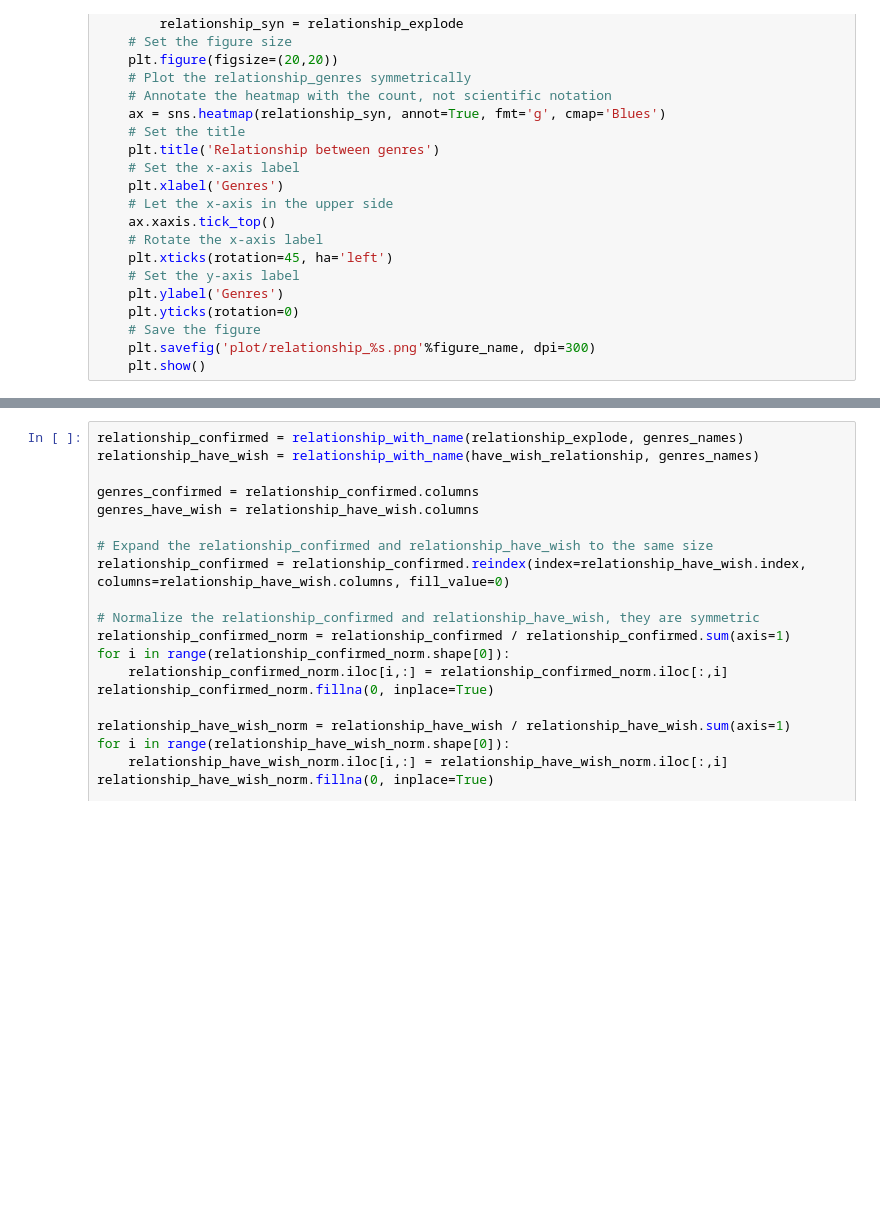
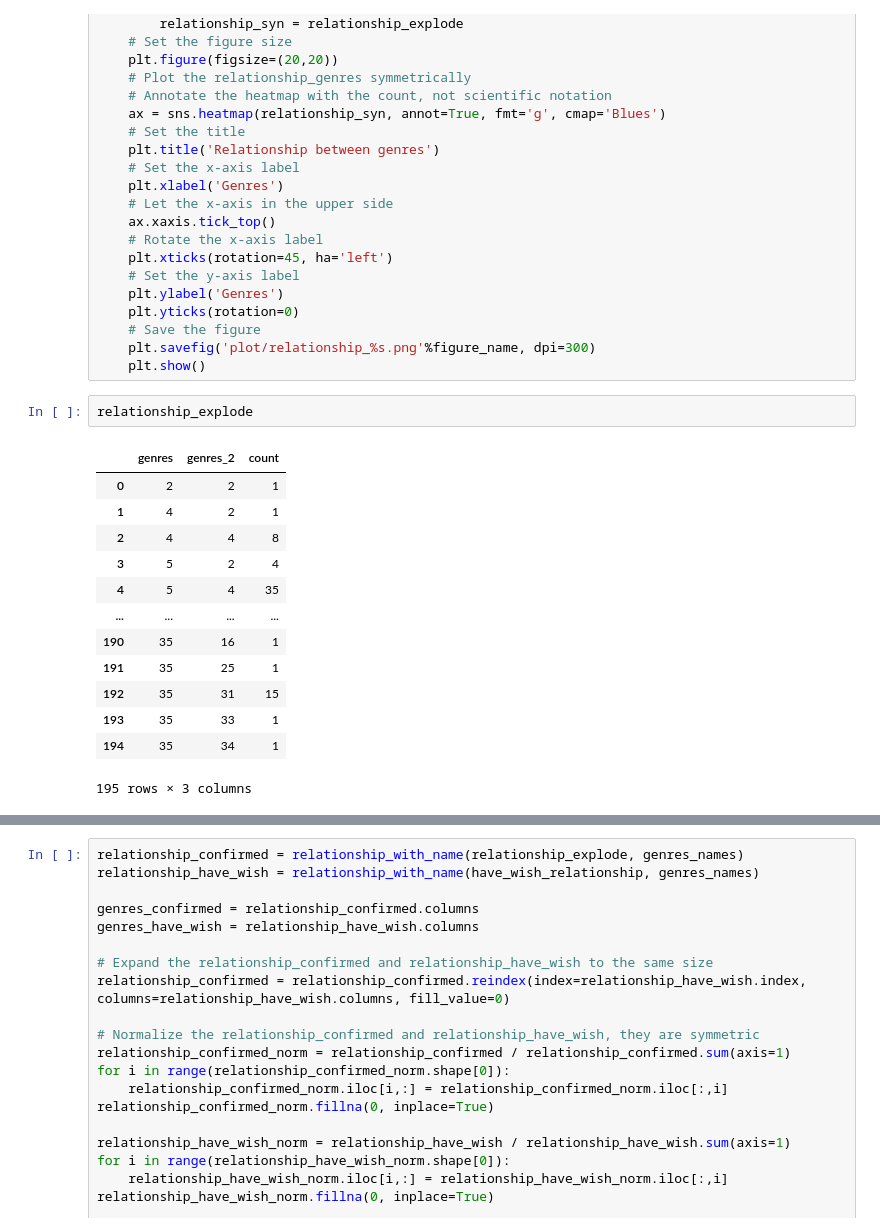
Before and after one commit to Jinyi-Liu/BZAN643-Project, a Jupyter notebook: 03_Exchange_Pattern.ipynb, the cells around one changed output, grey strips where cells are left out. Cells and saved outputs as stored; diff of their text form; blank space fills up the shorter version.

```diff
--- a/03_Exchange_Pattern.ipynb
+++ b/03_Exchange_Pattern.ipynb
@@ -169,6 +180,22 @@ def plot_relationship(relationship_explode, figure_name, genres_names=genres_nam
     # Save the figure
     plt.savefig('plot/relationship_%s.png'%figure_name, dpi=300)
     plt.show()
+# %%
+relationship_explode
+# %% [output]
+|  | genres | genres_2 | count |
+| 0 | 2 | 2 | 1 |
+| 1 | 4 | 2 | 1 |
+| 2 | 4 | 4 | 8 |
+| 3 | 5 | 2 | 4 |
+| 4 | 5 | 4 | 35 |
+| ... | ... | ... | ... |
+| 190 | 35 | 16 | 1 |
+| 191 | 35 | 25 | 1 |
+| 192 | 35 | 31 | 15 |
+| 193 | 35 | 33 | 1 |
+| 194 | 35 | 34 | 1 |
+195 rows × 3 columns
 # %%
 plot_relationship(relationship_explode, 'confirmed')
 # %% [output]
```
Also changed, not shown: parts of 8 cells of this notebook, 9 other files.
